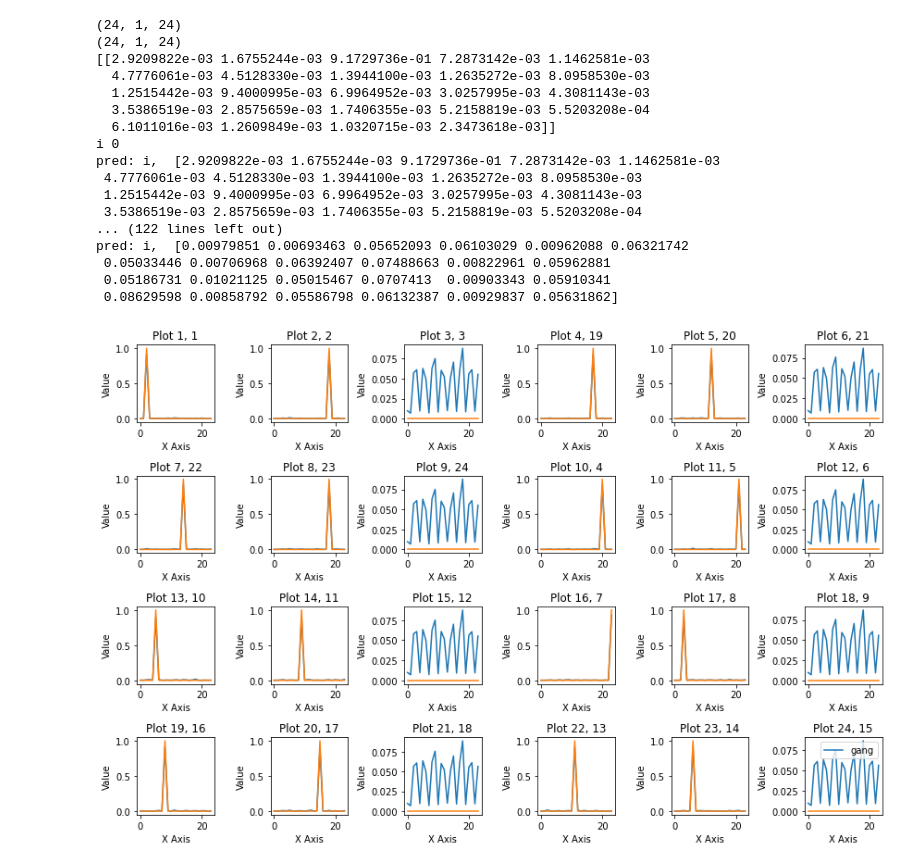
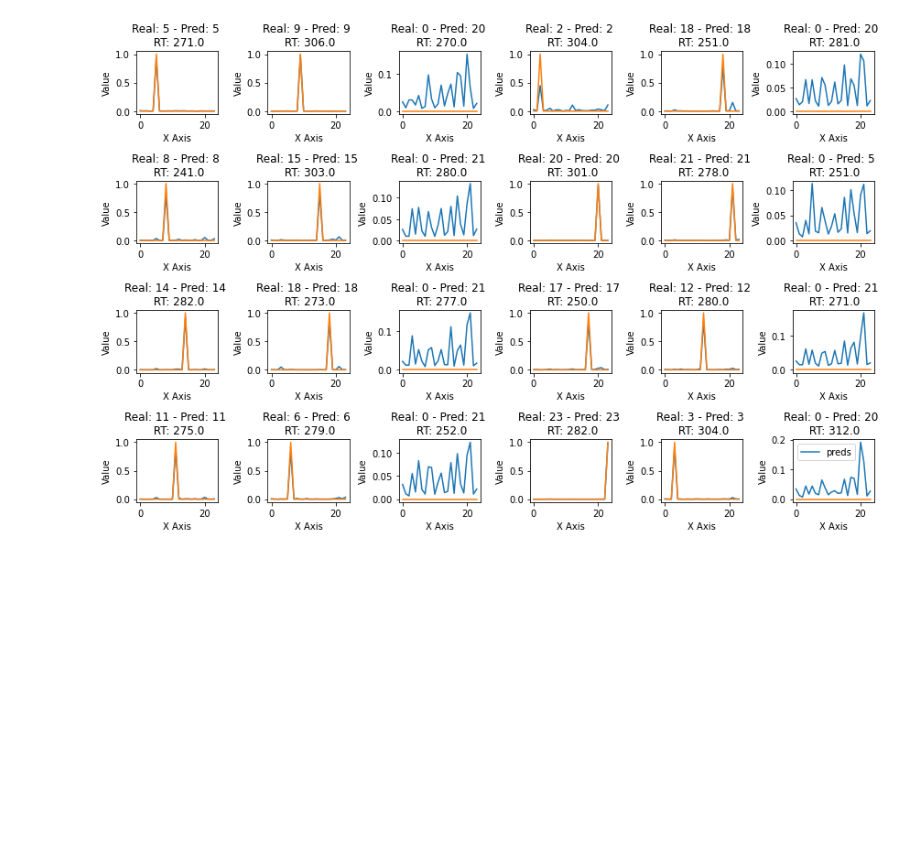
Before and after one commit to Altibertalt/thesis_model, a Jupyter notebook: modelling_version2.ipynb, the cells around one changed output. Saved outputs shown, nothing was run; the diff lists cells and outputs as text; code cells hidden in the pictures; blank space fills up the shorter version.

Commit message:
working model for 1 epoch and results

```diff
--- a/modelling_version2.ipynb
+++ b/modelling_version2.ipynb
@@ -96,9 +129,9 @@ print(X_train.shape, y_train.shape, X_test.shape, y_test.shape)
 # %%
-def build_network(learning_rate: float = 0.001):
+def build_network(learning_rate: float = 0.05):
       model = tf.keras.Sequential()
       model.add(tf.keras.Input(shape=(1,24)))
-      model.add(tf.keras.layers.SimpleRNN(units=64, return_sequences = True, activation = "tanh"))
-      #model.add(tf.keras.layers.GRU(units=64, return_sequences = True, activation = "tanh"))
+      #model.add(tf.keras.layers.SimpleRNN(units=64, return_sequences = True, activation = "tanh"))
+      model.add(tf.keras.layers.GRU(units=64, return_sequences = True, activation = "tanh"))
       #model.add(tf.keras.layers.TimeDistributed(tf.keras.layers.Dense(units=24, activation="softmax")))  # Output shape should match the number of features
       model.add(tf.keras.layers.Dense(units=24, activation = "softmax"))
       loss = tf.keras.losses.CategoricalCrossentropy()
@@ -172,43 +213,39 @@ _________________________________________________________________
 # %%
 pred = model.predict(X_test)
-print(pred.shape)
-print(y_test.shape)
-
-print(pred[0])
 
 # Create 24 subplots
 fig, axes = plt.subplots(4, 6, figsize=(12, 8))
 
+variances = np.empty(24)
+
 for i, ax in enumerate(axes.flatten()):
+    """
     print("i", i)
     #ax.plot(pred[i, 0, :])
-    ax.plot(pred[i, 0, :], label="gang")
+    ax.plot(pred[i, 0, :], label="preds")
     print("pred: i, ", pred[i][0])
     ax.plot(y_test[i, 0, :])
     #ax.plot(y_test[i])
     ax.set_xlabel('X Axis')
     ax.set_ylabel('Value')
-    ax.set_title(f'Plot {i+1}, {real_y[i]}')
+    ax.set_title(f'Plot {i+1}, {np.argmax(y_test[i])} - {np.argmax(pred[i, 0, :])}')
+    """
+    #print("i", i)
+    #ax.plot(pred[i, 0, :])
+    ax.plot(pred[0, i, :], label="preds")
+    #print("pred: i, ", pred[0][i])
+    ax.plot(y_test[0, i, :])
+    #ax.plot(y_test[i])
+    ax.set_xlabel('X Axis')
+    ax.set_ylabel('Value')
+    ax.set_title(
+    f'Real: {np.argmax(y_test[0, i])} - Pred: {np.argmax(pred[0, i, :])} \n RT: {RT_train_data[-24:][i]}'
+    )
+    #print("var", np.var(pred[0, i, :]))
+    variances[i] = np.var(pred[0, i, :])
 
 plt.tight_layout()
 plt.legend()
 plt.show()
 # %% [output]
-(24, 1, 24)
-(24, 1, 24)
-[[2.9209822e-03 1.6755244e-03 9.1729736e-01 7.2873142e-03 1.1462581e-03
-  4.7776061e-03 4.5128330e-03 1.3944100e-03 1.2635272e-03 8.0958530e-03
-  1.2515442e-03 9.4000995e-03 6.9964952e-03 3.0257995e-03 4.3081143e-03
-  3.5386519e-03 2.8575659e-03 1.7406355e-03 5.2158819e-03 5.5203208e-04
-  6.1011016e-03 1.2609849e-03 1.0320715e-03 2.3473618e-03]]
-i 0
-pred: i,  [2.9209822e-03 1.6755244e-03 9.1729736e-01 7.2873142e-03 1.1462581e-03
- 4.7776061e-03 4.5128330e-03 1.3944100e-03 1.2635272e-03 8.0958530e-03
- 1.2515442e-03 9.4000995e-03 6.9964952e-03 3.0257995e-03 4.3081143e-03
- 3.5386519e-03 2.8575659e-03 1.7406355e-03 5.2158819e-03 5.5203208e-04
-... (122 lines left out)
-pred: i,  [0.00979851 0.00693463 0.05652093 0.06103029 0.00962088 0.06321742
- 0.05033446 0.00706968 0.06392407 0.07488663 0.00822961 0.05962881
- 0.05186731 0.01021125 0.05015467 0.0707413  0.00903343 0.05910341
- 0.08629598 0.00858792 0.05586798 0.06132387 0.00929837 0.05631862]
-[figure, old version]
+[figure, new version]
```
Also changed, not shown: parts of 12 cells of this notebook.
